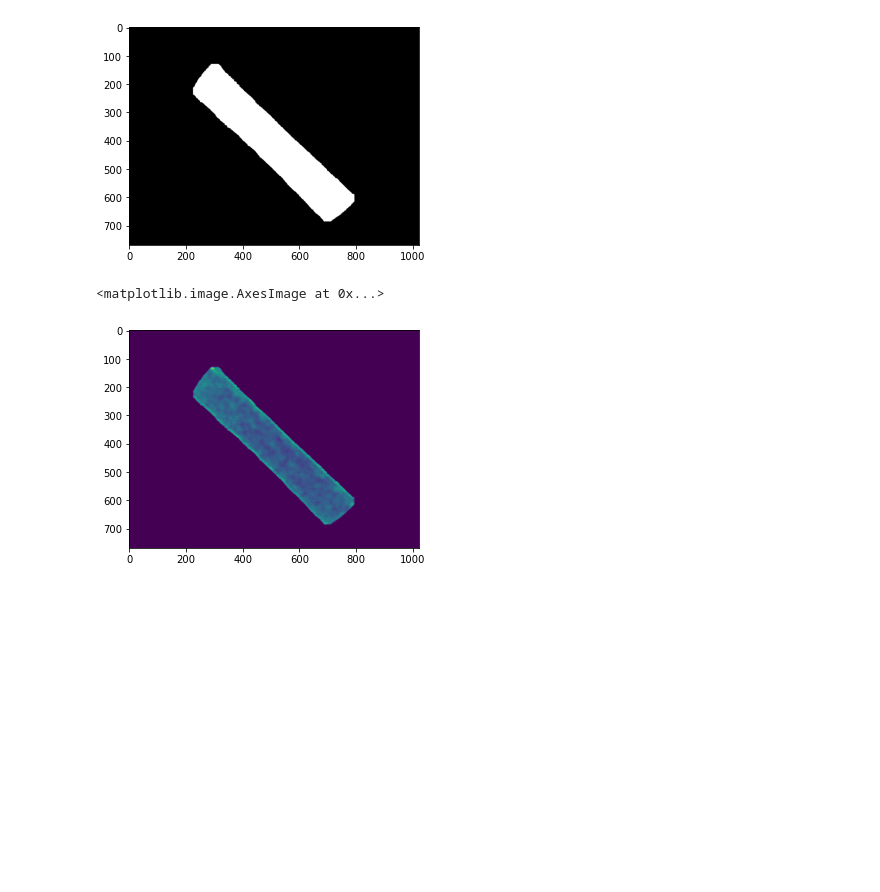
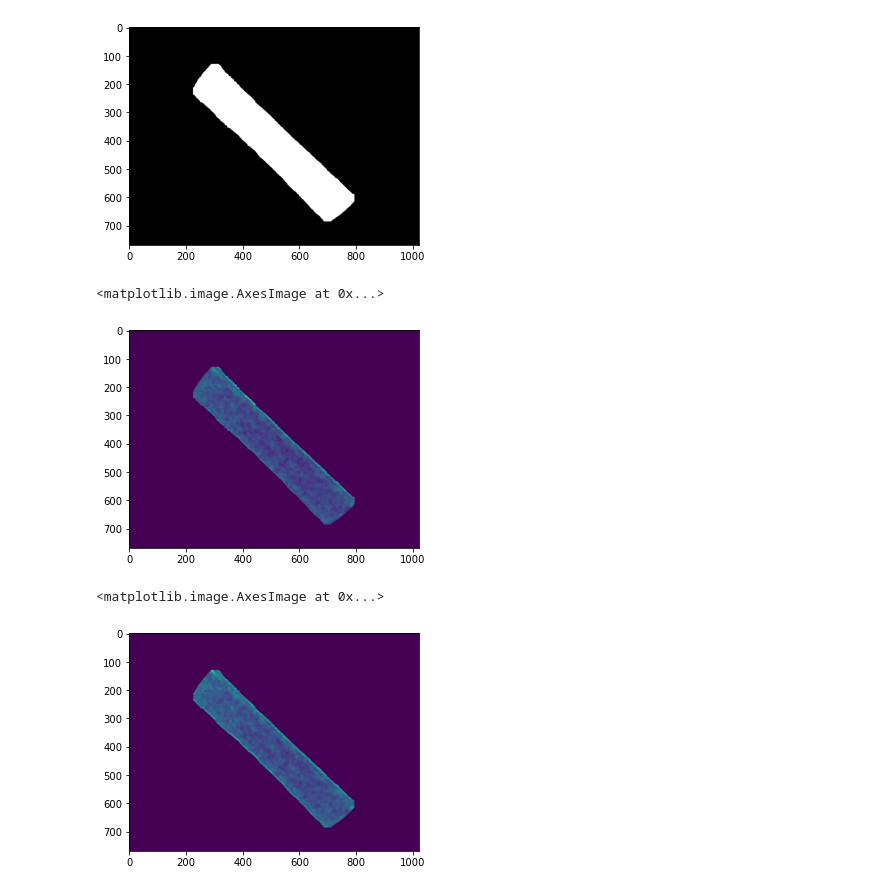
Before and after one commit to Mstrutov/2.5DRecon, a Jupyter notebook: experiments/algo_check_focus_map.ipynb, the cells around one changed output. Saved outputs shown, nothing was run; the diff lists cells and outputs as text; code cells hidden in the pictures; blank space fills up the shorter version.

Commit message:
Focus map experiments

```diff
--- a/experiments/algo_check_focus_map.ipynb
+++ b/experiments/algo_check_focus_map.ipynb
@@ -34,7 +34,7 @@ mx = np.ma.array(x, mask = [[0, 1], [0, 1]])
 x = [[2, 1], [4, 5]]
 # %%
 focus_map = np.zeros((grayscale_img.shape[0], grayscale_img.shape[1]), np.uint8)
-window_size = 15
+window_size = 11
 
 for (y, x) in np.array(np.where(mask == 255)).transpose().reshape(-1, 2):
     half_window_size = (window_size - 1) // 2
@@ -49,10 +49,34 @@ for (y, x) in np.array(np.where(mask == 255)).transpose().reshape(-1, 2):
     #print(mask[lower_y:upper_y, lower_x:upper_x] == 255)
     #window[mask[lower_y:(upper_y+1), lower_x:(upper_x+1)] == 255] = grayscale_img[lower_y:upper_y, lower_x:upper_x]
     np.putmask(window, mask[lower_y:upper_y, lower_x:upper_x] == 255, grayscale_img[lower_y:upper_y, lower_x:upper_x])
-    #focus_map[y, x] = of.LAPM(grayscale_img[lower_y:upper_y, lower_x:upper_x])
-    focus_map[y, x] = of.LAPM(window)
+    focus_map[y, x] = of.LAPM(grayscale_img[lower_y:upper_y, lower_x:upper_x])
+    #focus_map[y, x] = of.LAPM(window)
 # %%
 plt.imshow(focus_map)
 # %% [output]
 <matplotlib.image.AxesImage at 0x...>
-[figure, old version]
+[figure, new version]
+# %%
+focus_map_with_masked_windowing = np.zeros((grayscale_img.shape[0], grayscale_img.shape[1]), np.uint8)
+
+for (y, x) in np.array(np.where(mask == 255)).transpose().reshape(-1, 2):
+    half_window_size = (window_size - 1) // 2
+    lower_x = max(0, x - half_window_size)
+    upper_x = min(grayscale_img.shape[1], x + half_window_size) + 1
+    lower_y = max(0, y - half_window_size)
+    upper_y = min(grayscale_img.shape[0], y + half_window_size) + 1
+
+    window = np.zeros((window_size, window_size), np.uint8)
+    window = window + np.mean(grayscale_img[lower_y:upper_y, lower_x:upper_x][mask[lower_y:upper_y, lower_x:upper_x] == 255])
+
+    #print(mask[lower_y:upper_y, lower_x:upper_x] == 255)
+    #window[mask[lower_y:(upper_y+1), lower_x:(upper_x+1)] == 255] = grayscale_img[lower_y:upper_y, lower_x:upper_x]
+    np.putmask(window, mask[lower_y:upper_y, lower_x:upper_x] == 255, grayscale_img[lower_y:upper_y, lower_x:upper_x])
+    #focus_map[y, x] = of.LAPM(grayscale_img[lower_y:upper_y, lower_x:upper_x])
+    focus_map_with_masked_windowing[y, x] = of.LAPM(window)
+# %%
+
+plt.imshow(focus_map_with_masked_windowing)
+# %% [output]
+<matplotlib.image.AxesImage at 0x...>
+[figure, added]
```
Also changed, not shown: parts of 1 cell of this notebook, 2 other files.
